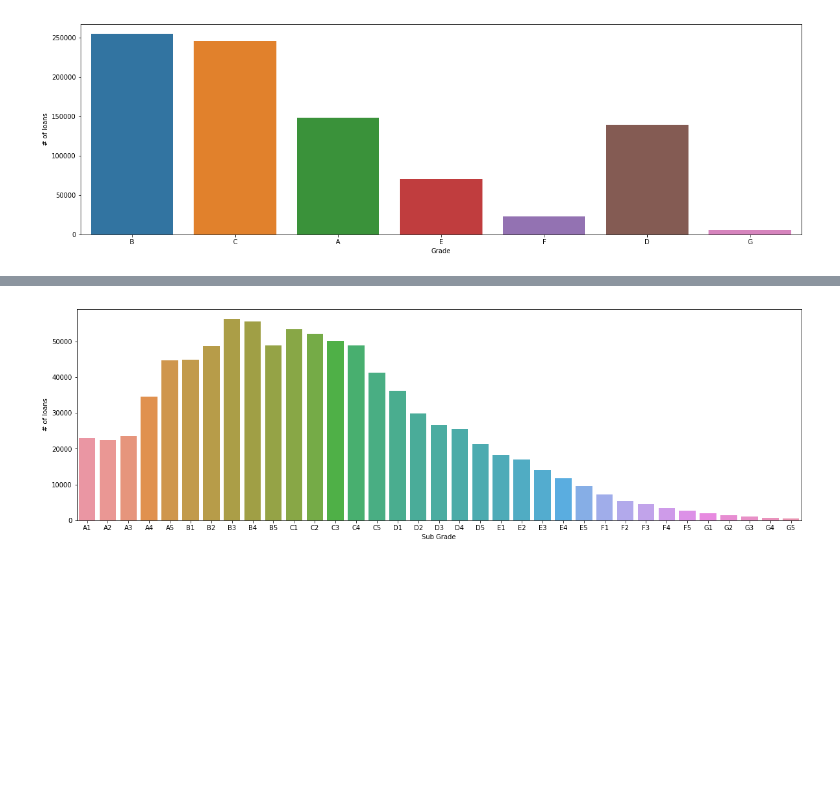
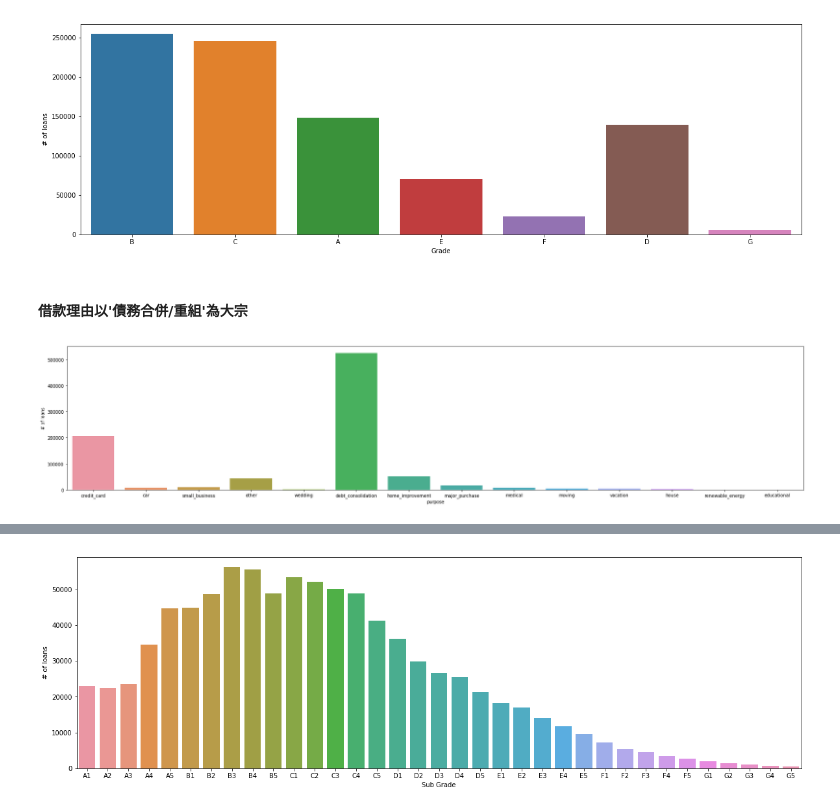
Before and after one commit to johnny12150/DSS_P2P, a Jupyter notebook: notebook/Grade - MLP.ipynb, the cells around one changed output, grey strips where cells are left out. Cells and saved outputs as stored; diff of their text form; code cells hidden in the pictures; blank space fills up the shorter version.

Commit message:
EDA and visualization for other major features

```diff
--- a/notebook/Grade - MLP.ipynb
+++ b/notebook/Grade - MLP.ipynb
@@ -159,3 +161,12 @@ ax.set(xlabel='Grade', ylabel= '# of loans')
 plt.show();
 # %% [output]
 [figure]
+# %% [markdown]
+#### 借款理由以'債務合併/重組'為大宗
+# %%
+fig,ax = plt.subplots(figsize=(30,6))
+sns.countplot(x='purpose', data=LoanDF, ax=ax)
+ax.set(xlabel='purpose', ylabel= '# of loans')
+plt.show();
+# %% [output]
+[figure, added]
```
Also changed, not shown: parts of 9 cells of this notebook.
